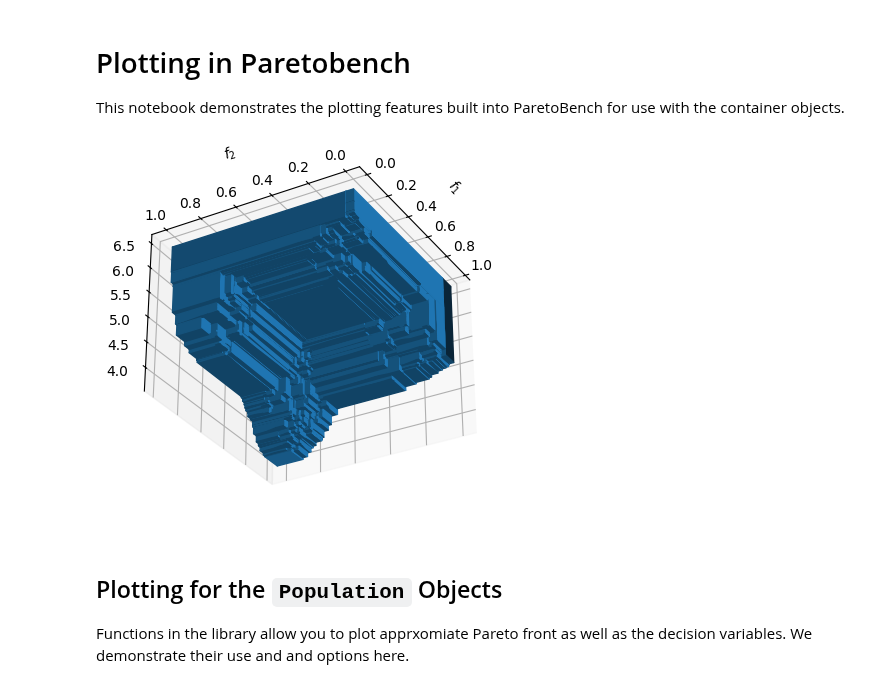
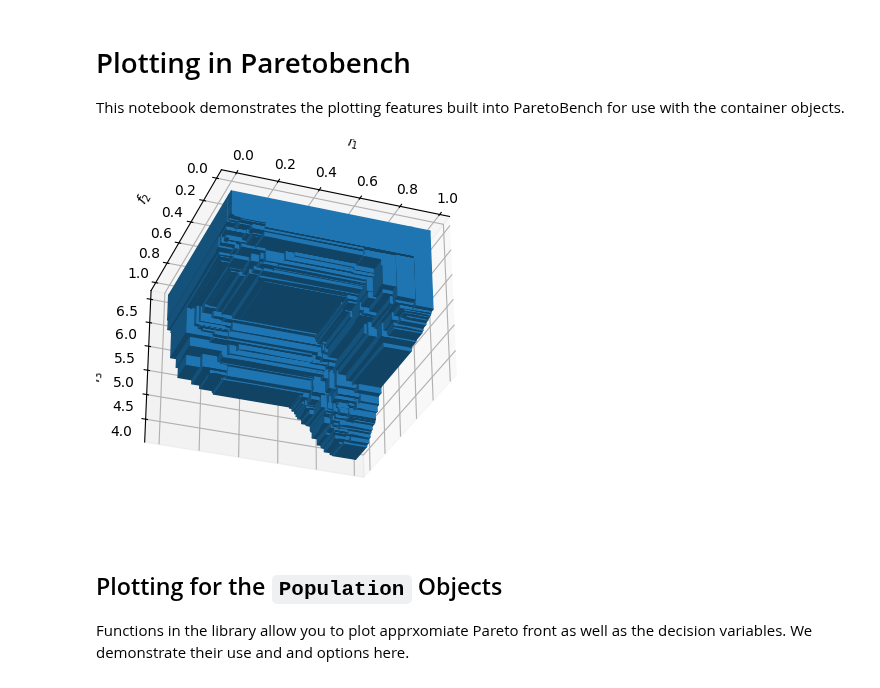
Before and after one commit to electronsandstuff/ParetoBench, a Jupyter notebook: example_notebooks/plotting.ipynb, the cells around one changed output. Saved outputs shown, nothing was run; the diff lists cells and outputs as text; code cells hidden in the pictures.

```diff
--- a/example_notebooks/plotting.ipynb
+++ b/example_notebooks/plotting.ipynb
@@ -4,23 +4,23 @@ This notebook demonstrates the plotting features built into ParetoBench for use
 # %%
 import paretobench as pb
 from paretobench.container_plotting import (
     plot_decision_var_pairs,
     plot_objectives,
     animate_decision_vars,
     animate_objectives,
     PlotObjectivesSettings,
     PlotDecisionVarPairsSettings,
 )
 import numpy as np
 import matplotlib.pyplot as plt
 
 exp = pb.Experiment.load("data/for_plotting.h5")
 last_pop = exp.runs[1].reports[-1]
 
 fig, ax = plot_objectives(last_pop, settings=PlotObjectivesSettings(plot_dominated_area=True))
-ax.view_init(-30, 210)
+ax.view_init(-30, 250)
 # %% [output]
-[figure, old version]
+[figure, new version]
 # %%
 # Load some data to plot
 exp = pb.Experiment.load("data/for_plotting.h5")
```
Also changed, not shown: 1 other file.
